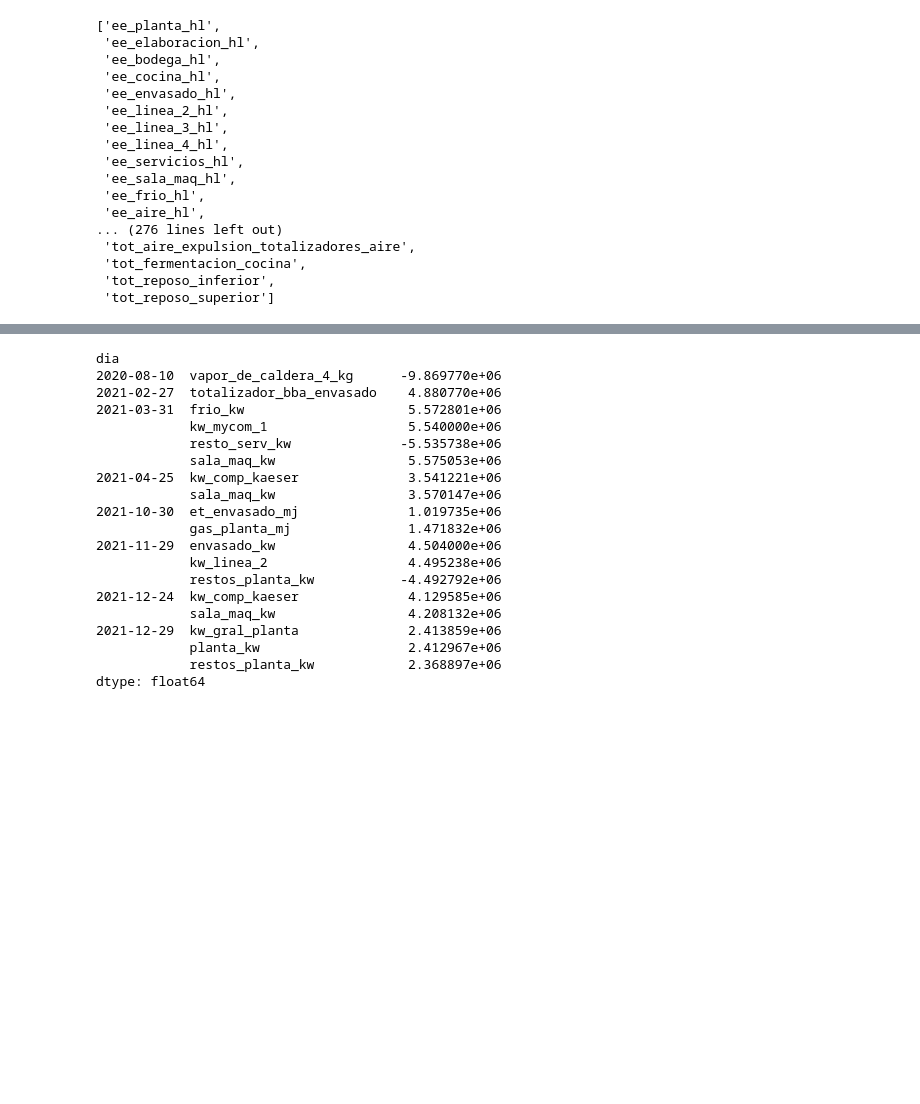
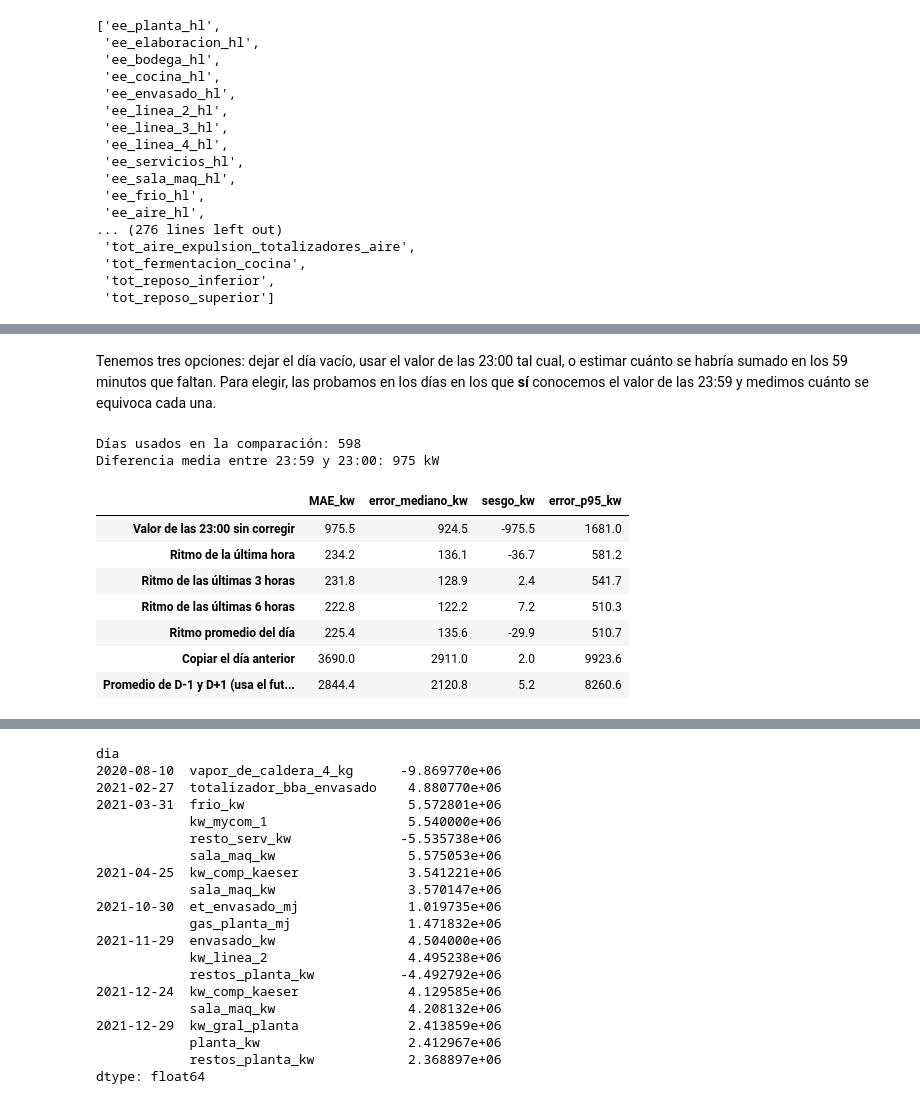
Before and after one commit to franbaudra/cervecera, a Jupyter notebook: notebooks/preprocesamiento.ipynb, the cells around one changed output, grey strips where cells are left out. Saved outputs shown, nothing was run; the diff lists cells and outputs as text; code cells hidden in the pictures; blank space fills up the shorter version.

```diff
--- a/notebooks/preprocesamiento.ipynb
+++ b/notebooks/preprocesamiento.ipynb
@@ -151,0 +195,56 @@ faltantes_del_dia
+# %% [markdown]
+Tenemos tres opciones: dejar el día vacío, usar el valor de las 23:00 tal cual, o estimar cuánto se habría sumado en los 59 minutos que faltan. Para elegir, las probamos en los días en los que **sí** conocemos el valor de las 23:59 y medimos cuánto se equivoca cada una.
+# %%
+def foto(h, hora, columna):
+    """Valor de una columna a una hora dada, con una fila por día."""
+    return h[h["t"] == hora].drop_duplicates("dia").set_index("dia")[columna]
+
+def horas_antes(h, columna):
+    """Tabla por día con las lecturas de las 17, 20, 22, 23 y 23:59."""
+    return pd.DataFrame({
+        "h17": foto(h, pd.Timedelta("17:00:00"), columna),
+        "h20": foto(h, pd.Timedelta("20:00:00"), columna),
+        "h22": foto(h, pd.Timedelta("22:00:00"), columna),
+        "h23": foto(h, H_23, columna),
+        "h2359": foto(h, H_2359, columna),
+    })
+
+# Se sacan los totales imposibles para que no distorsionen la comparación
+p = horas_antes(ee, "frio_kw").dropna()
+p = p[(p["h2359"] < 1e6) & (p["h2359"] >= p["h23"])]
+
+frio = df["frio_kw"].mask(df["frio_kw"] >= 1e6)
+estimaciones = {
+    "Valor de las 23:00 sin corregir": p["h23"],
+    "Ritmo de la última hora": p["h23"] + (p["h23"] - p["h22"]) * 59 / 60,
+    "Ritmo de las últimas 3 horas": p["h23"] + (p["h23"] - p["h20"]) / 3 * 59 / 60,
+    "Ritmo de las últimas 6 horas": p["h23"] + (p["h23"] - p["h17"]) / 6 * 59 / 60,
+    "Ritmo promedio del día": p["h23"] * (1 + (59 / 60) / 23),
+    "Copiar el día anterior": frio.shift(1).reindex(p.index),
+    "Promedio de D-1 y D+1 (usa el futuro)": ((frio.shift(1) + frio.shift(-1)) / 2).reindex(p.index),
+}
+
+comparacion = pd.DataFrame({
+    nombre: {
+        "MAE_kw": (e - p["h2359"]).abs().mean(),
+        "error_mediano_kw": (e - p["h2359"]).abs().median(),
+        "sesgo_kw": (e - p["h2359"]).mean(),
+        "error_p95_kw": (e - p["h2359"]).abs().quantile(0.95),
+    }
+    for nombre, e in estimaciones.items()
+}).T
+
+print("Días usados en la comparación:", len(p))
+print("Diferencia media entre 23:59 y 23:00:", round((p["h2359"] - p["h23"]).mean()), "kW")
+comparacion.round(1)
+# %% [output]
+Días usados en la comparación: 598
+Diferencia media entre 23:59 y 23:00: 975 kW
+|  | MAE_kw | error_mediano_kw | sesgo_kw | error_p95_kw |
+| Valor de las 23:00 sin corregir | 975.5 | 924.5 | -975.5 | 1681.0 |
+| Ritmo de la última hora | 234.2 | 136.1 | -36.7 | 581.2 |
+| Ritmo de las últimas 3 horas | 231.8 | 128.9 | 2.4 | 541.7 |
+| Ritmo de las últimas 6 horas | 222.8 | 122.2 | 7.2 | 510.3 |
+| Ritmo promedio del día | 225.4 | 135.6 | -29.9 | 510.7 |
+| Copiar el día anterior | 3690.0 | 2911.0 | 2.0 | 9923.6 |
+| Promedio de D-1 y D+1 (usa el fut... | 2844.4 | 2120.8 | 5.2 | 8260.6 |
```
Also changed, not shown: parts of 33 cells of this notebook.
